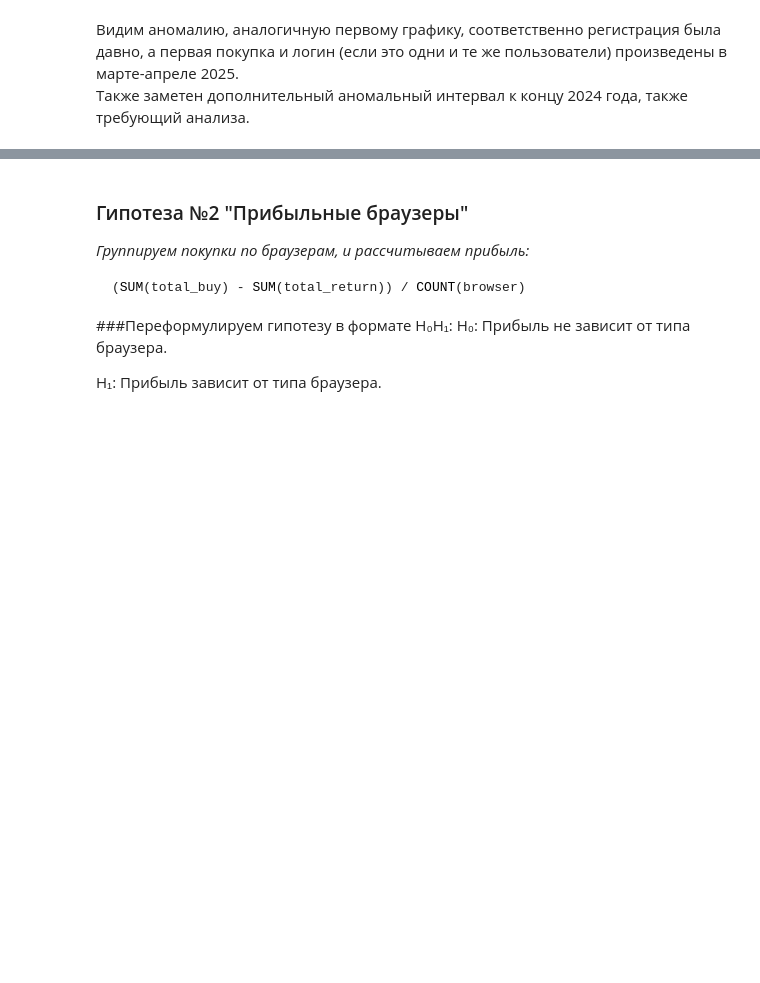
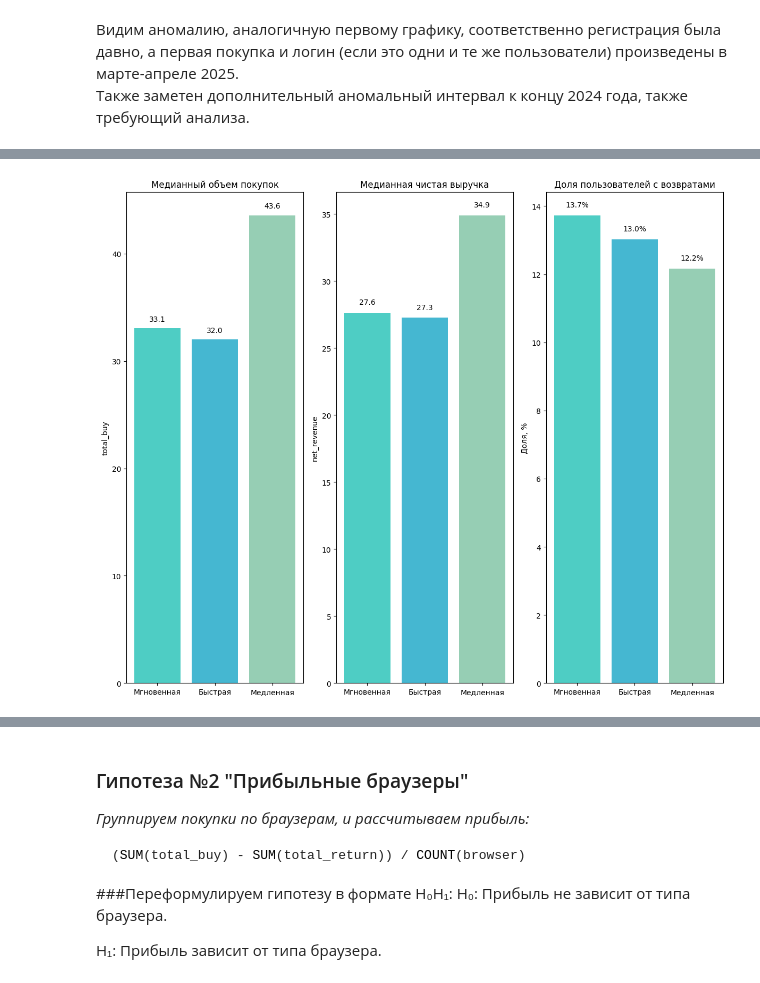
Before and after one commit to Lilya-te/DS-workshop2025, a Jupyter notebook: Checkpoint1_team1.ipynb, the cells around one changed output, grey strips where cells are left out. Cells and saved outputs as stored; diff of their text form; code cells hidden in the pictures; blank space fills up the shorter version.

```diff
--- a/Checkpoint1_team1.ipynb
+++ b/Checkpoint1_team1.ipynb
@@ -253,0 +402,79 @@ plt.show()
+# %%
+# Полностью исключаем технические аномалии с самого начала
+df_clean = df_cleaned_iqr[df_cleaned_iqr['days_reg_to_login'] >= 0].copy()
+
+# Создаем сегменты только для нормальных данных
+df_clean['activation_segment'] = pd.cut(
+    df_clean['days_reg_to_login'],
+    bins=[-1, 0, 10, float('inf')],  # -1 для включения 0, 0-10, >10
+    labels=['Мгновенная', 'Быстрая', 'Медленная']
+)
+
+print("ЧИСТЫЙ АНАЛИЗ ТРЕХ ПОВЕДЕНЧЕСКИХ СЕГМЕНТОВ")
+print(f"Всего пользователей: {len(df_clean)}")
+print("Распределение по сегментам:")
+segment_dist = df_clean['activation_segment'].value_counts()
+for segment, count in segment_dist.items():
+    percentage = count / len(df_clean) * 100
+    print(f"  {segment}: {count} пользователей ({percentage:.1f}%)")
+
+# 1. Ключевые метрики по сегментам
+print("\nКЛЮЧЕВЫЕ МЕТРИКИ")
+
+metrics = ['total_buy', 'net_revenue', 'total_return']
+for metric in metrics:
+    print(f"\n{metric.upper()}:")
+    stats = df_clean.groupby('activation_segment')[metric].agg(['median', 'mean', 'count'])
+    print(stats.round(2))
+
+# 2. Визуализация
+fig, axes = plt.subplots(1, 3, figsize=(12, 10))
+
+# График 1: Медианный total_buy
+median_buy = df_clean.groupby('activation_segment')['total_buy'].median()
+colors = ['#4ecdc4', '#45b7d1', '#96ceb4']
+axes[0].bar(median_buy.index, median_buy.values, color=colors)
+axes[0].set_title('Медианный объем покупок')
+axes[0].set_ylabel('total_buy')
+for i, v in enumerate(median_buy.values):
+    axes[0].text(i, v + 0.5, f'{v:.1f}', ha='center', va='bottom')
+
+# График 2: Медианный net_revenue
+median_rev = df_clean.groupby('activation_segment')['net_revenue'].median()
+axes[1].bar(median_rev.index, median_rev.values, color=colors)
+axes[1].set_title('Медианная чистая выручка')
+axes[1].set_ylabel('net_revenue')
+for i, v in enumerate(median_rev.values):
+    axes[1].text(i, v + 0.5, f'{v:.1f}', ha='center', va='bottom')
+
+# График 3: Доля с возвратами
+return_rate = df_clean.groupby('activation_segment')['has_return'].mean() * 100
+axes[2].bar(return_rate.index, return_rate.values, color=colors)
+axes[2].set_title('Доля пользователей с возвратами')
+axes[2].set_ylabel('Доля, %')
+for i, v in enumerate(return_rate.values):
+    axes[2].text(i, v + 0.2, f'{v:.1f}%', ha='center', va='bottom')
+
+plt.tight_layout()
+plt.show()
+
+# 3. Простой статистический тест
+print("\n=== ПРОСТОЕ СРАВНЕНИЕ ===")
+from scipy import stats
+
+# Сравниваем Мгновенную и Медленную (самые интересные)
+for metric in ['total_buy', 'net_revenue']:
+    very_fast = df_clean[df_clean['activation_segment'] == 'Мгновенная'][metric]
+    slow = df_clean[df_clean['activation_segment'] == 'Медленная'][metric]
+
+    u_stat, p_value = stats.mannwhitneyu(very_fast, slow)
+    diff = slow.median() - very_fast.median()
+    diff_pct = (diff / very_fast.median()) * 100
+
+    print(f"\n{metric}:")
+    print(f"  Мгновенная: медиана={very_fast.median():.2f}")
+    print(f"  Медленная: медиана={slow.median():.2f}")
+    print(f"  Разница: {diff:+.2f} ({diff_pct:+.1f}%)")
+    print(f"  p-value: {p_value:.6f}")
+    print(f"  Значимо: {'ДА' if p_value < 0.05 else 'НЕТ'}")
+# %% [output]
@@ -253,0 +498 @@ plt.show()
+[figure, added]
```
Also changed, not shown: parts of 28 cells of this notebook.
